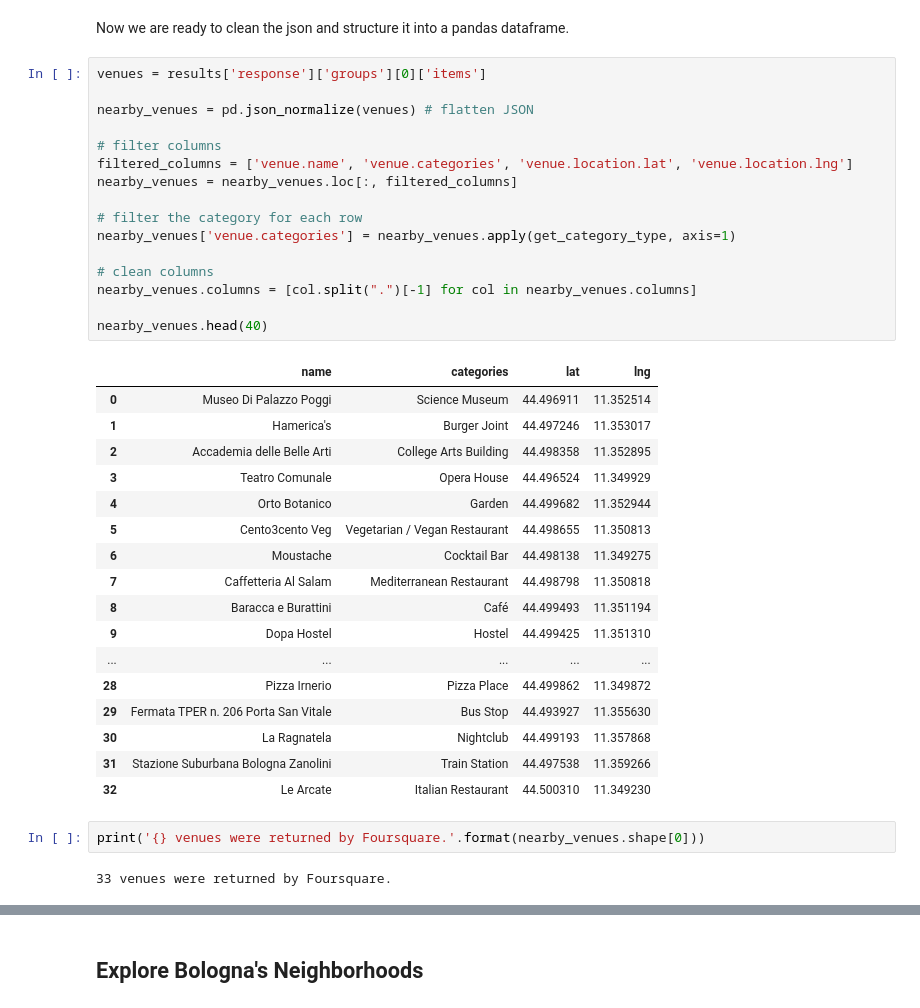
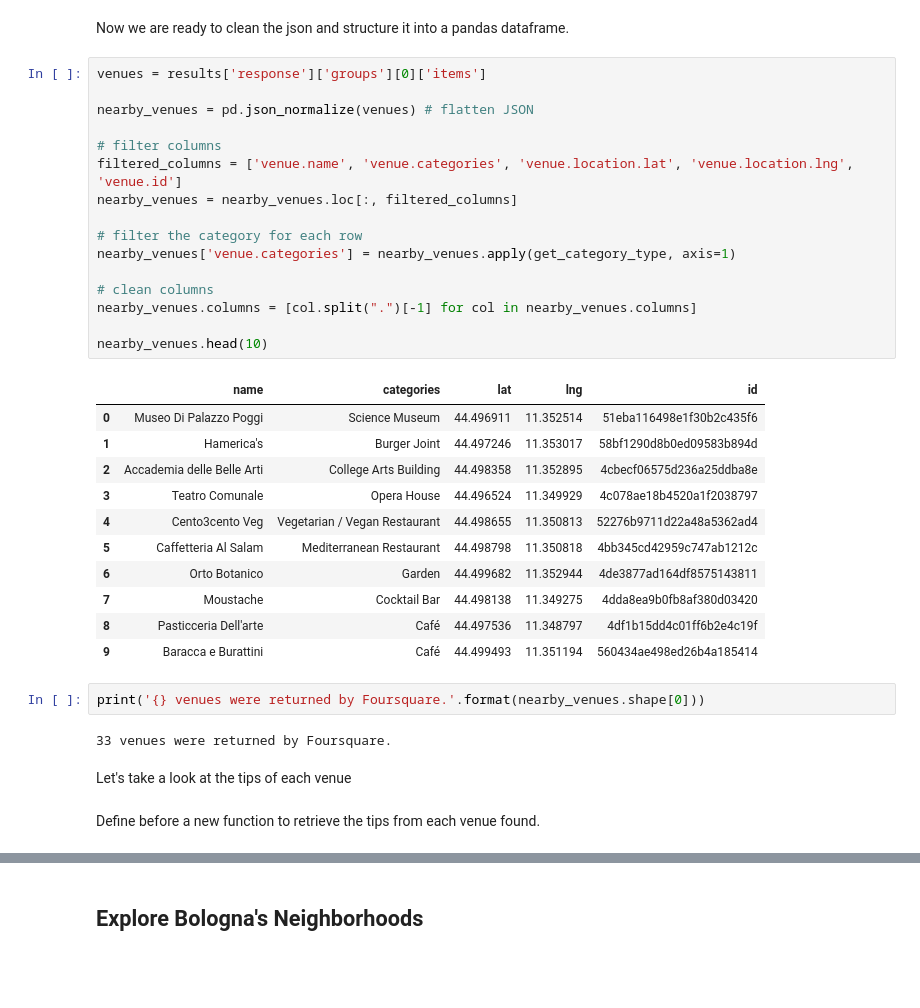
Before and after one commit to fabioantonini/Applied-Data-Science-Coursera-Capstone, a Jupyter notebook: Applied Data Science Capstone.ipynb, the cells around one changed output, grey strips where cells are left out. Drawn from its saved outputs; the diff is of its cells as text; blank space fills up the shorter version.

```diff
--- a/Applied Data Science Capstone.ipynb
+++ b/Applied Data Science Capstone.ipynb
@@ -375,38 +395,36 @@ Now we are ready to clean the json and structure it into a pandas dataframe.
 # %%
 venues = results['response']['groups'][0]['items']
 
 nearby_venues = pd.json_normalize(venues) # flatten JSON
 
 # filter columns
-filtered_columns = ['venue.name', 'venue.categories', 'venue.location.lat', 'venue.location.lng']
+filtered_columns = ['venue.name', 'venue.categories', 'venue.location.lat', 'venue.location.lng', 'venue.id']
 nearby_venues = nearby_venues.loc[:, filtered_columns]
 
 # filter the category for each row
 nearby_venues['venue.categories'] = nearby_venues.apply(get_category_type, axis=1)
 
 # clean columns
 nearby_venues.columns = [col.split(".")[-1] for col in nearby_venues.columns]
 
-nearby_venues.head(40)
+nearby_venues.head(10)
 # %% [output]
-|  | name | categories | lat | lng |
-| 0 | Museo Di Palazzo Poggi | Science Museum | 44.496911 | 11.352514 |
-| 1 | Hamerica's | Burger Joint | 44.497246 | 11.353017 |
-| 2 | Accademia delle Belle Arti | College Arts Building | 44.498358 | 11.352895 |
-| 3 | Teatro Comunale | Opera House | 44.496524 | 11.349929 |
-| 4 | Orto Botanico | Garden | 44.499682 | 11.352944 |
-| 5 | Cento3cento Veg | Vegetarian / Vegan Restaurant | 44.498655 | 11.350813 |
-| 6 | Moustache | Cocktail Bar | 44.498138 | 11.349275 |
-| 7 | Caffetteria Al Salam | Mediterranean Restaurant | 44.498798 | 11.350818 |
-| 8 | Baracca e Burattini | Café | 44.499493 | 11.351194 |
-| 9 | Dopa Hostel | Hostel | 44.499425 | 11.351310 |
-| ... | ... | ... | ... | ... |
-| 28 | Pizza Irnerio | Pizza Place | 44.499862 | 11.349872 |
-| 29 | Fermata TPER n. 206 Porta San Vitale | Bus Stop | 44.493927 | 11.355630 |
-| 30 | La Ragnatela | Nightclub | 44.499193 | 11.357868 |
-| 31 | Stazione Suburbana Bologna Zanolini | Train Station | 44.497538 | 11.359266 |
-| 32 | Le Arcate | Italian Restaurant | 44.500310 | 11.349230 |
+|  | name | categories | lat | lng | id |
+| 0 | Museo Di Palazzo Poggi | Science Museum | 44.496911 | 11.352514 | 51eba116498e1f30b2c435f6 |
+| 1 | Hamerica's | Burger Joint | 44.497246 | 11.353017 | 58bf1290d8b0ed09583b894d |
+| 2 | Accademia delle Belle Arti | College Arts Building | 44.498358 | 11.352895 | 4cbecf06575d236a25ddba8e |
+| 3 | Teatro Comunale | Opera House | 44.496524 | 11.349929 | 4c078ae18b4520a1f2038797 |
+| 4 | Cento3cento Veg | Vegetarian / Vegan Restaurant | 44.498655 | 11.350813 | 52276b9711d22a48a5362ad4 |
+| 5 | Caffetteria Al Salam | Mediterranean Restaurant | 44.498798 | 11.350818 | 4bb345cd42959c747ab1212c |
+| 6 | Orto Botanico | Garden | 44.499682 | 11.352944 | 4de3877ad164df8575143811 |
+| 7 | Moustache | Cocktail Bar | 44.498138 | 11.349275 | 4dda8ea9b0fb8af380d03420 |
+| 8 | Pasticceria Dell'arte | Café | 44.497536 | 11.348797 | 4df1b15dd4c01ff6b2e4c19f |
+| 9 | Baracca e Burattini | Café | 44.499493 | 11.351194 | 560434ae498ed26b4a185414 |
 # %%
 print('{} venues were returned by Foursquare.'.format(nearby_venues.shape[0]))
 # %% [output]
 33 venues were returned by Foursquare.
+# %% [markdown]
+Let's take a look at the tips of each venue
+# %% [markdown]
+Define before a new function to retrieve the tips from each venue found.
```
Also changed, not shown: parts of 25 cells of this notebook, 15 other files.
